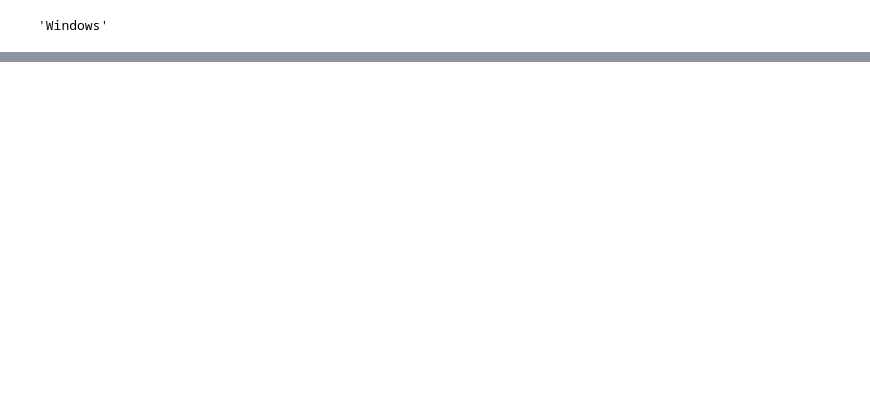
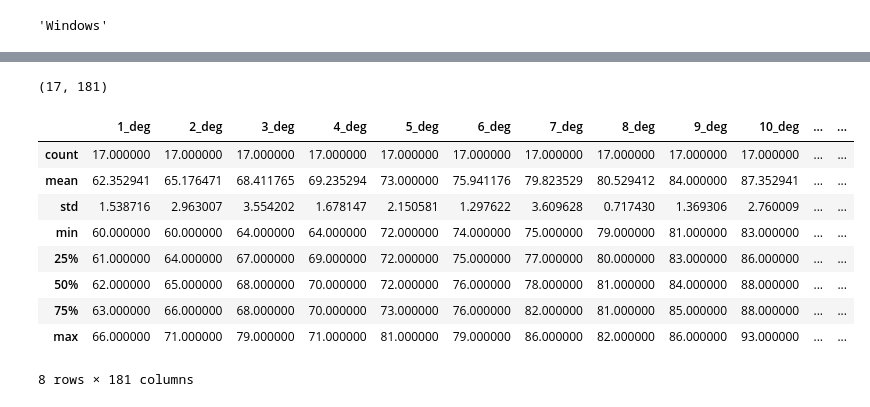
Before and after one commit to GemsLoveNLP/ArduinoSerial, a Jupyter notebook: test_file/_.ipynb, the cells around one changed output, grey strips where cells are left out. Cells and saved outputs as stored; diff of their text form; code cells hidden in the pictures; blank space fills up the shorter version.

```diff
--- a/test_file/_.ipynb
+++ b/test_file/_.ipynb
@@ -59,0 +143,22 @@ l2
+# %%
+string = """63,66,79,71,72,78,80,82,86,88,91,92,95,98,101,104,106,110,113,113,117,121,122,125,130,131,135,137,143,143,165,155,150,153,157,160,161,171,167,169,173,183,180,181,184,186,189,192,194,197,198,203,206,209,211,214,218,220,222,227,231,230,234,236,238,241,244,248,249,252,254,258,271,263,265,269,272,275,284,279,282,284,287,288,292,294,298,309,302,305,308,312,313,316,320,322,325,327,339,332,336,340,346,343,347,349,351,355,357,361,363,365,368,371,375,377,378,437,391,387,391,392,396,399,403,410,407,465,411,416,418,420,423,428,428,432,441,437,439,442,445,448,450,458,455,459,460,464,467,469,472,474,478,480,483,485,490,491,495,497,500,504,507,507,509,515,516,519,520,524,528,530,533,536,541,540,543,546,548,552,554,
+62,61,66,70,72,76,86,81,86,86,89,93,93,98,100,103,104,108,110,114,116,125,123,124,128,129,133,112,137,140,144,146,148,152,154,157,160,162,165,168,170,173,177,183,181,184,186,187,193,196,198,200,204,205,208,211,214,221,219,221,225,228,231,237,237,237,241,244,247,250,254,256,257,261,264,294,267,270,274,276,279,282,290,287,291,292,297,326,301,302,306,309,312,314,318,320,322,324,328,330,332,337,338,340,344,346,348,351,354,356,360,363,365,368,371,373,376,380,381,383,387,390,394,397,399,401,403,407,408,412,414,417,420,423,460,428,430,433,436,438,441,445,449,450,452,456,458,460,463,468,468,471,474,478,480,482,486,487,492,493,496,499,501,503,506,510,512,514,517,521,523,525,578,532,535,536,540,541,546,554,551,
+61,63,70,70,72,76,85,81,85,89,90,92,95,103,99,101,104,108,110,113,117,120,123,125,130,130,133,138,139,141,144,175,149,151,154,158,159,162,165,168,170,179,176,179,181,185,188,187,192,195,198,200,203,205,208,212,215,218,219,222,225,227,232,236,237,238,242,245,247,250,253,256,258,262,267,266,269,272,278,277,280,284,292,289,292,294,297,302,303,306,308,310,316,316,319,322,323,328,329,337,334,338,383,343,346,353,350,354,356,360,363,364,368,370,374,376,379,397,388,386,390,392,396,398,401,403,406,409,411,415,420,420,423,434,428,430,435,437,439,441,444,448,450,462,456,457,460,463,465,470,471,474,477,479,482,484,488,491,494,496,498,501,504,507,509,513,515,518,519,524,530,533,532,534,536,539,542,545,548,550,552,
+63,66,68,69,72,77,77,80,84,86,89,91,95,97,102,102,111,108,110,113,118,119,121,125,131,129,132,135,136,141,144,151,148,151,154,136,160,161,163,168,170,171,176,178,182,184,190,188,191,194,196,200,203,206,208,212,211,216,218,222,225,228,231,232,234,238,241,243,245,249,254,253,256,262,262,266,267,270,274,275,278,281,284,287,290,293,295,297,299,302,306,309,317,315,316,319,325,324,326,331,331,336,337,341,343,346,347,351,358,356,364,361,364,368,370,373,377,378,381,384,387,389,392,394,397,399,404,409,408,413,413,415,419,421,424,427,433,432,438,438,440,444,445,449,451,454,456,459,462,466,467,471,474,475,479,481,484,487,488,492,495,497,501,502,506,508,511,514,517,519,517,520,524,525,528,536,533,536,538,545,544,
+62,65,67,64,73,76,77,81,85,87,91,90,95,97,101,102,105,109,110,114,117,118,126,123,127,128,132,136,137,140,143,145,154,150,153,156,159,161,165,166,170,173,179,178,181,186,186,197,190,195,195,200,202,205,208,211,215,215,217,221,224,227,230,234,234,237,244,243,248,248,257,254,256,259,263,267,268,270,276,274,278,281,286,285,288,290,294,302,299,302,305,310,310,313,316,319,321,324,326,332,331,336,339,339,343,347,347,350,353,356,359,361,364,367,370,379,377,379,382,383,386,389,393,394,397,400,402,404,408,412,413,417,419,431,425,426,429,430,435,437,440,443,445,449,452,454,459,458,518,464,467,469,473,476,478,480,483,488,489,492,494,497,499,501,505,508,511,513,515,519,526,524,528,529,532,535,542,542,543,611,550,
+60,64,75,69,73,76,82,80,82,83,89,92,94,97,99,99,105,107,110,116,116,125,121,125,126,129,134,136,137,141,142,146,148,151,154,155,159,161,165,168,171,173,176,180,181,184,187,189,192,194,197,200,201,204,209,211,213,216,220,221,226,228,230,233,236,255,241,244,246,249,251,254,257,260,265,265,267,270,274,276,279,281,285,287,290,292,295,320,300,302,305,309,309,313,317,319,322,324,326,332,332,335,340,341,343,346,349,351,353,355,359,362,364,367,370,372,376,378,384,383,386,388,391,396,397,399,401,404,408,410,413,416,418,428,424,426,428,430,435,438,439,444,446,448,451,454,457,459,461,464,468,469,472,475,479,480,483,486,489,492,494,497,500,501,504,508,510,512,514,518,520,525,527,538,532,537,537,539,542,547,548,
+61,60,66,69,73,76,77,80,81,84,87,91,97,95,98,100,101,106,108,111,115,127,119,123,128,128,131,134,137,138,143,144,146,144,152,155,158,162,164,166,170,171,174,181,178,182,184,192,190,192,195,197,200,203,206,208,212,219,217,219,222,225,228,235,232,234,238,240,243,246,248,252,259,257,259,261,264,268,271,272,276,278,282,283,286,288,291,293,297,299,302,305,310,309,315,314,317,322,323,325,328,333,333,336,339,341,345,347,357,353,355,357,361,362,366,370,376,374,376,379,382,384,388,390,392,395,399,401,404,408,410,412,415,416,421,422,424,428,430,432,435,438,441,444,446,454,452,454,458,459,463,466,468,470,473,475,479,480,485,487,490,492,495,499,500,503,505,513,511,513,516,519,522,530,527,531,532,533,538,546,543,
+61,63,66,68,72,74,78,80,83,91,88,90,92,96,97,101,103,106,109,112,114,115,119,123,125,131,132,139,135,138,141,145,148,149,155,156,157,159,162,164,168,170,174,177,179,181,192,187,190,192,195,199,200,202,205,209,210,214,216,218,223,224,227,229,231,234,238,240,244,246,252,251,259,257,256,262,264,267,271,276,276,278,281,283,286,288,294,298,296,298,302,304,309,309,313,315,317,320,332,325,328,331,333,336,339,342,344,346,352,352,356,356,360,363,367,371,372,368,376,379,382,385,390,391,393,396,397,401,403,407,413,410,414,416,419,421,425,428,430,433,437,438,443,444,445,448,451,454,457,460,463,464,467,470,474,478,482,479,483,488,489,491,495,496,499,502,505,507,509,513,516,519,521,559,525,528,532,534,536,543,542,
+61,67,64,67,72,75,85,79,84,83,88,90,94,96,99,101,103,106,108,112,114,115,119,122,128,128,132,131,135,138,141,150,146,148,152,154,157,160,162,165,168,175,174,177,179,181,195,185,189,191,194,197,206,203,205,208,219,213,215,219,229,223,228,229,232,235,238,240,243,246,248,250,254,256,259,262,264,267,270,272,275,278,283,282,285,289,292,296,296,299,301,306,306,310,314,318,317,320,323,324,328,331,333,335,339,340,345,346,350,352,354,357,361,362,366,367,372,373,387,378,382,385,390,390,393,394,400,401,403,407,409,414,414,423,420,422,426,425,430,435,435,440,440,443,445,448,450,455,456,463,474,464,467,470,473,475,479,480,486,486,489,491,493,497,501,502,505,507,509,513,515,518,522,523,526,529,532,535,536,540,545,
+66,71,68,70,74,76,78,81,84,91,97,92,94,98,107,104,105,108,111,113,123,120,123,125,133,129,133,136,140,140,143,147,160,151,153,157,160,162,164,167,184,178,177,178,183,184,187,195,195,195,198,201,203,205,209,213,215,224,220,222,230,245,231,239,237,239,242,245,248,250,252,256,257,262,262,266,268,271,274,276,280,282,285,288,290,293,297,298,300,305,306,310,312,315,317,320,322,348,328,331,334,336,338,341,344,347,349,352,355,358,360,363,367,369,370,373,377,380,383,385,388,391,394,396,399,401,404,407,409,414,417,417,421,423,425,428,431,434,437,439,442,446,447,450,454,455,459,460,465,465,505,473,475,516,480,484,486,488,495,493,497,500,500,506,506,510,514,515,520,521,524,527,529,532,534,538,542,542,545,550,551,
+62,66,68,70,73,77,77,81,84,87,87,92,94,98,106,103,105,109,110,114,115,118,131,124,127,130,135,141,138,139,144,145,149,151,154,155,159,161,164,168,171,173,177,178,182,184,187,203,192,195,197,200,204,205,209,212,215,217,219,239,225,228,231,239,235,239,242,244,247,249,251,255,258,262,264,273,268,273,276,280,279,284,276,292,290,292,297,298,301,304,307,310,316,315,318,320,323,325,328,330,334,336,340,342,347,353,350,352,355,360,369,363,367,369,372,376,379,409,383,385,389,392,395,397,398,402,405,407,410,415,416,417,421,428,426,429,431,435,440,439,444,448,449,451,455,457,459,462,465,467,469,472,476,478,481,486,488,488,493,495,497,500,502,505,509,511,514,517,519,522,524,527,530,535,577,538,541,545,546,549,553,
+64,64,68,70,73,74,75,80,86,88,97,91,95,97,107,102,105,107,111,113,114,118,120,124,128,129,133,143,136,140,144,147,147,183,154,157,161,163,165,168,172,189,176,179,182,192,187,189,193,195,198,199,204,207,210,213,214,218,220,223,225,230,233,236,236,240,243,246,249,250,254,256,258,261,264,266,269,273,281,278,280,286,286,289,292,299,296,300,304,311,309,311,313,316,324,321,328,326,329,334,334,338,340,343,347,348,351,354,365,359,363,364,367,371,374,382,381,381,387,386,389,392,395,398,401,404,405,408,411,416,419,418,422,426,427,430,432,435,438,441,444,449,450,452,453,458,461,463,465,468,472,473,488,482,482,484,488,490,492,496,498,501,506,507,509,514,517,518,525,524,526,531,533,534,540,541,543,547,555,552,554,
+65,65,68,71,72,75,77,81,84,93,89,92,95,98,100,102,111,108,110,113,116,119,131,124,126,130,134,136,135,140,143,146,154,152,154,157,160,164,165,166,170,178,176,177,181,184,201,189,192,195,198,201,203,205,208,212,219,217,219,222,223,227,230,239,235,238,242,244,247,249,257,254,257,261,263,265,268,272,275,276,279,282,292,287,290,292,295,309,301,303,306,313,311,314,317,319,322,325,329,331,339,339,341,345,347,355,351,355,357,360,362,365,368,370,374,382,379,382,389,387,389,394,398,400,402,404,407,410,413,417,420,421,426,429,428,431,435,436,440,446,445,450,453,454,456,459,462,465,467,471,474,474,479,538,488,489,493,495,498,502,503,506,509,510,514,517,522,522,526,531,533,535,545,542,544,546,549,551,554,557,560,
+63,64,67,70,73,79,80,81,83,88,95,91,94,98,101,104,106,109,110,114,117,120,122,125,129,131,134,138,139,142,145,148,150,154,170,158,162,164,167,170,173,175,178,179,184,193,190,205,195,200,201,204,212,210,214,216,231,221,223,225,236,230,234,283,239,244,246,249,252,254,256,259,262,264,267,270,272,276,280,279,283,287,294,291,295,297,301,303,305,308,310,323,314,318,324,325,328,329,337,335,339,342,344,346,350,350,354,357,360,362,366,368,371,377,378,387,383,386,386,391,393,395,399,401,405,406,411,418,414,418,423,423,426,436,431,434,436,440,442,445,448,451,459,456,461,462,465,467,470,473,532,479,482,484,487,490,501,550,497,500,503,506,511,512,514,517,519,522,524,529,531,533,538,539,542,544,548,550,553,555,558,
+62,64,68,69,72,76,79,80,84,85,89,92,94,98,107,103,107,108,111,114,123,120,121,125,126,130,133,138,138,140,145,146,147,151,154,156,159,161,166,170,171,172,176,177,182,183,186,190,192,195,198,200,202,205,209,211,214,216,219,220,224,227,230,239,234,239,241,244,246,249,252,256,257,259,262,265,268,272,273,275,279,284,284,287,289,291,294,297,300,302,306,313,311,314,319,318,322,325,327,329,332,335,338,340,344,346,349,352,354,356,360,362,365,368,372,375,375,379,386,385,387,390,393,395,397,400,402,406,408,412,414,417,419,452,424,427,429,433,436,438,441,445,445,449,458,454,457,459,462,464,468,470,474,475,478,481,489,490,493,496,499,501,504,507,509,512,515,563,520,524,526,528,531,533,536,539,553,544,546,550,553,
+62,71,68,70,81,75,86,80,84,88,90,92,96,98,100,102,105,110,112,115,116,120,122,127,128,130,134,136,139,143,144,148,162,153,156,158,162,164,167,169,172,187,178,184,183,185,189,189,193,198,199,201,214,208,210,212,223,217,223,224,235,229,233,234,263,240,243,246,249,250,254,257,259,262,265,269,270,273,276,280,281,284,286,290,292,294,298,300,303,305,309,312,313,316,323,322,326,327,329,333,335,339,341,345,348,349,353,354,362,361,363,365,368,371,374,378,381,384,390,390,391,395,402,400,403,405,408,419,412,416,425,421,425,428,432,432,436,438,440,442,446,449,455,453,456,459,462,464,467,469,473,474,479,485,483,487,490,493,495,499,501,504,506,508,512,515,518,519,522,527,529,531,534,536,539,542,546,549,549,554,557,
+62,68,67,70,72,75,78,81,83,88,89,92,95,98,102,102,105,107,110,113,120,118,121,124,126,130,134,135,138,141,144,147,148,152,153,156,160,164,165,168,170,172,176,183,182,189,186,190,191,195,197,201,204,207,213,211,214,215,220,222,224,228,230,239,235,238,242,244,246,249,254,256,257,259,264,266,268,271,274,275,279,284,284,288,288,293,296,297,301,303,306,309,316,314,320,319,322,325,337,330,333,336,344,341,344,347,350,352,356,359,360,362,365,367,371,381,377,379,381,384,387,390,393,395,398,401,404,406,408,412,415,417,420,422,425,427,430,433,437,438,442,445,446,451,452,455,459,461,463,466,469,471,473,477,480,484,486,487,490,493,496,498,501,503,507,510,512,515,517,522,523,526,529,531,534,537,540,582,587,547,551,
+"""
+# %%
+a = np.array([[int(j) for j in (i.split(",")[:-1])] for i in string.split("\n")[:-1]])
+a
@@ -59,0 +173,20 @@ l2
+# %%
+a.shape
+# %% [output]
+(17, 181)
+# %%
+df = pd.DataFrame(a, columns=[f"{i}_deg" for i in range(1, a.shape[1]+1)])
+# %%
+summary = df.describe()
+summary
+# %% [output]
+|  | 1_deg | 2_deg | 3_deg | 4_deg | 5_deg | 6_deg | 7_deg | 8_deg | 9_deg | 10_deg | ... | ... |
+| count | 17.000000 | 17.000000 | 17.000000 | 17.000000 | 17.000000 | 17.000000 | 17.000000 | 17.000000 | 17.000000 | 17.000000 | ... | ... |
+| mean | 62.352941 | 65.176471 | 68.411765 | 69.235294 | 73.000000 | 75.941176 | 79.823529 | 80.529412 | 84.000000 | 87.352941 | ... | ... |
+| std | 1.538716 | 2.963007 | 3.554202 | 1.678147 | 2.150581 | 1.297622 | 3.609628 | 0.717430 | 1.369306 | 2.760009 | ... | ... |
+| min | 60.000000 | 60.000000 | 64.000000 | 64.000000 | 72.000000 | 74.000000 | 75.000000 | 79.000000 | 81.000000 | 83.000000 | ... | ... |
+| 25% | 61.000000 | 64.000000 | 67.000000 | 69.000000 | 72.000000 | 75.000000 | 77.000000 | 80.000000 | 83.000000 | 86.000000 | ... | ... |
+| 50% | 62.000000 | 65.000000 | 68.000000 | 70.000000 | 72.000000 | 76.000000 | 78.000000 | 81.000000 | 84.000000 | 88.000000 | ... | ... |
+| 75% | 63.000000 | 66.000000 | 68.000000 | 70.000000 | 73.000000 | 76.000000 | 82.000000 | 81.000000 | 85.000000 | 88.000000 | ... | ... |
+| max | 66.000000 | 71.000000 | 79.000000 | 71.000000 | 81.000000 | 79.000000 | 86.000000 | 82.000000 | 86.000000 | 93.000000 | ... | ... |
+8 rows × 181 columns
```
Also changed, not shown: parts of 21 cells of this notebook, 1 other file.
